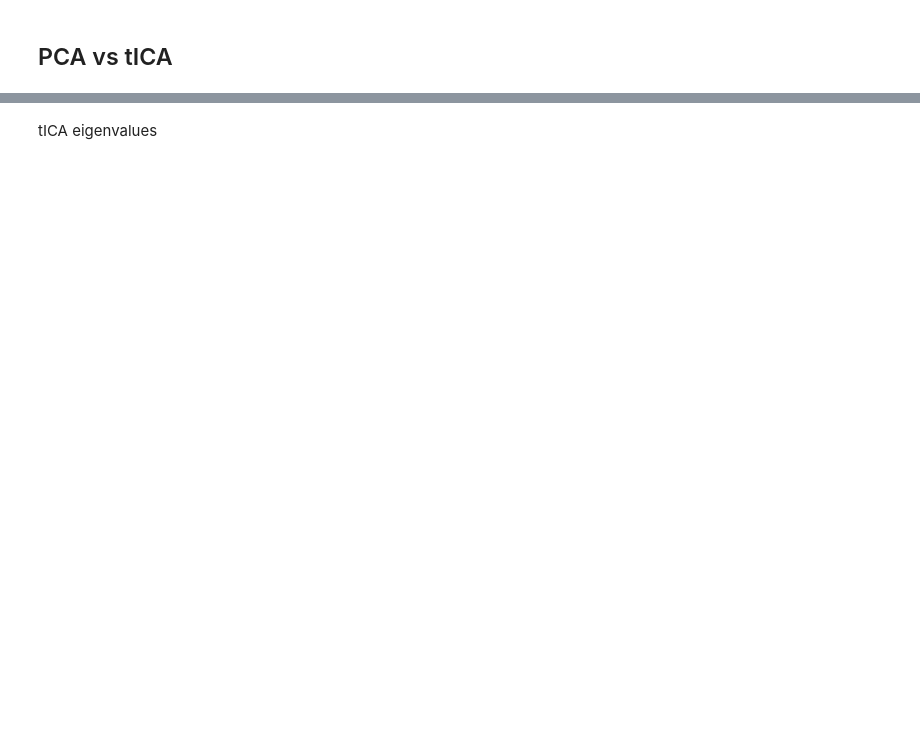
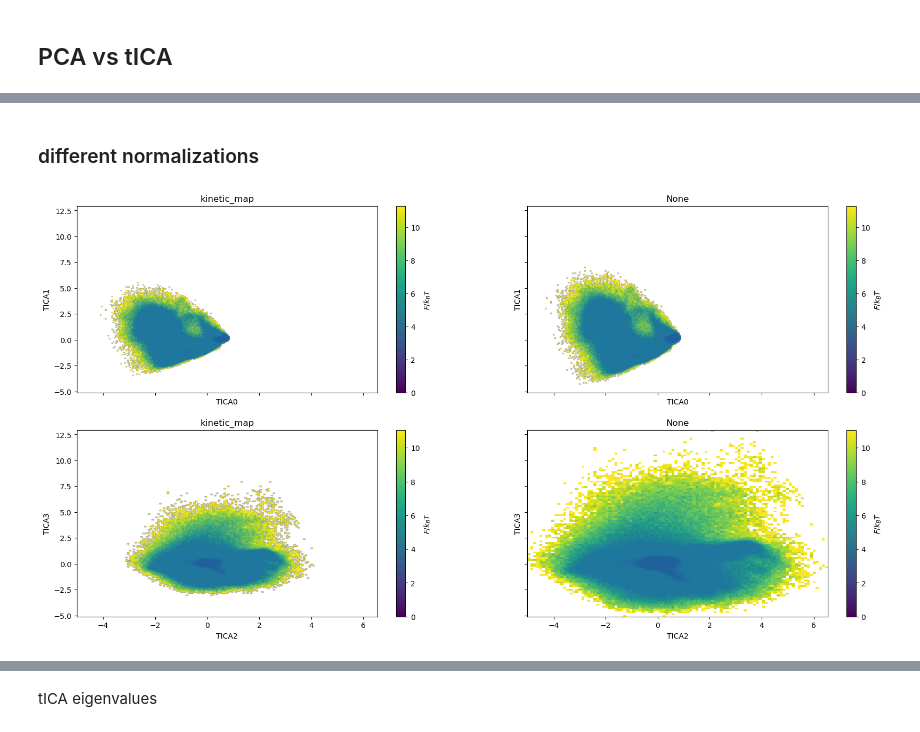
Before and after one commit to miriamzara/MSM, a Jupyter notebook: step_2new_dimensionality_reduction.ipynb, the cells around one changed output, grey strips where cells are left out. Saved outputs shown, nothing was run; the diff lists cells and outputs as text; code cells hidden in the pictures; blank space fills up the shorter version.

```diff
--- a/step_2new_dimensionality_reduction.ipynb
+++ b/step_2new_dimensionality_reduction.ipynb
@@ -79,0 +120,19 @@ tica_traj = tica.transform(X)
+# %% [markdown]
+### different normalizations
+# %%
+normalization_choices = ["kinetic_map", None]
+fig, axes = plt.subplots(2, len(normalization_choices), figsize=(20, 10), sharey=True, sharex=True)
+
+for ax in axes.flatten():
+    ax.axis("equal")
+
+tica = TICA(lagtime=100, dim=5)
+
+for scaling_choice in normalization_choices:
+    tica.scaling = scaling_choice
+    ticamodel = tica.fit(X)
+    tica_traj = ticamodel.transform(X)
+    plot_free_energy_projection(tica_traj, 0, 1, ax = axes[0, normalization_choices.index(scaling_choice)], axlabel = "TICA", axtitle = f"{ticamodel.scaling}")
+    plot_free_energy_projection(tica_traj, 2, 3, ax = axes[1, normalization_choices.index(scaling_choice)], axlabel = "TICA", axtitle = f"{ticamodel.scaling}")
+# %% [output]
+[figure, added]
```
Also changed, not shown: parts of 8 cells of this notebook, 6 other files.
